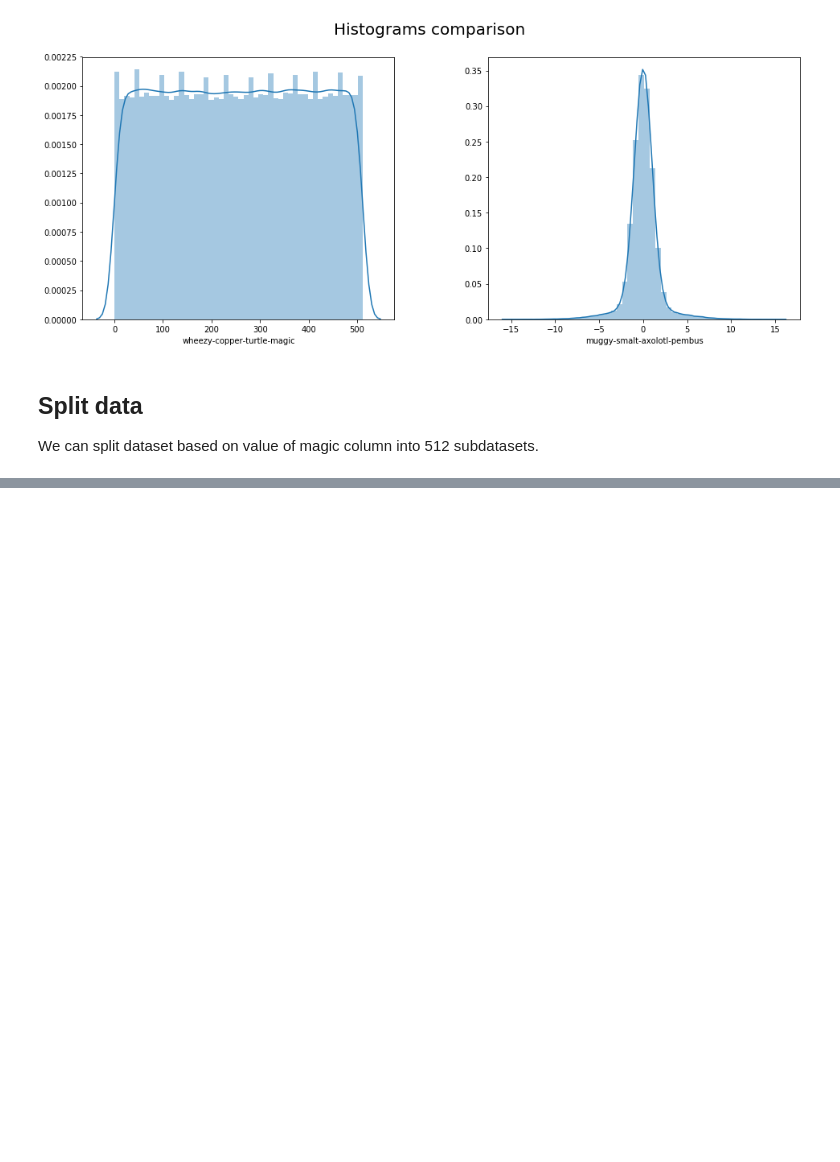
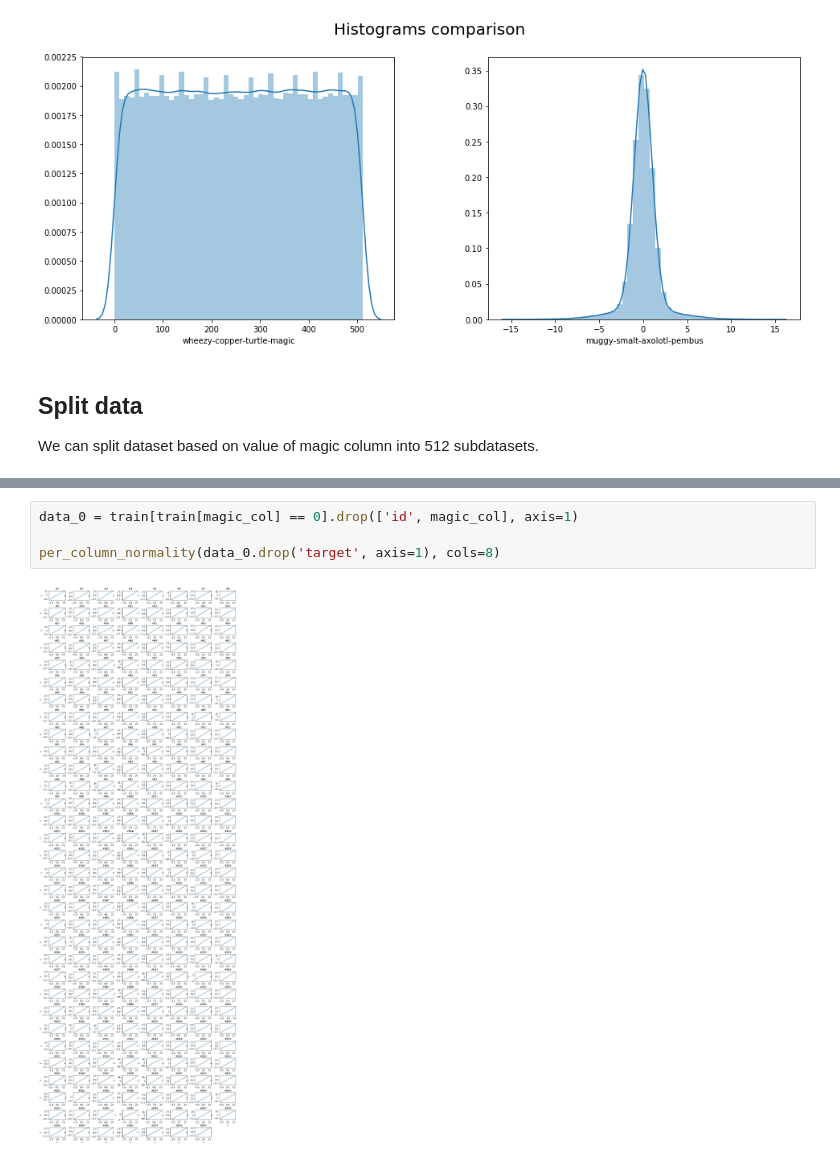
Before and after one commit to pkubiak/kaggle-instant-gratification, a Jupyter notebook: kernel/solution.ipynb, the cells around one changed output, grey strips where cells are left out. Saved outputs shown, nothing was run; the diff lists cells and outputs as text; blank space fills up the shorter version.

```diff
--- a/kernel/solution.ipynb
+++ b/kernel/solution.ipynb
@@ -186,0 +121,6 @@ TypeError: choices() got an unexpected keyword argument 'replace'
+# %%
+data_0 = train[train[magic_col] == 0].drop(['id', magic_col], axis=1)
+
+per_column_normality(data_0.drop('target', axis=1), cols=8)
+# %% [output]
+[figure, added]
```
Also changed, not shown: parts of 10 cells of this notebook.
